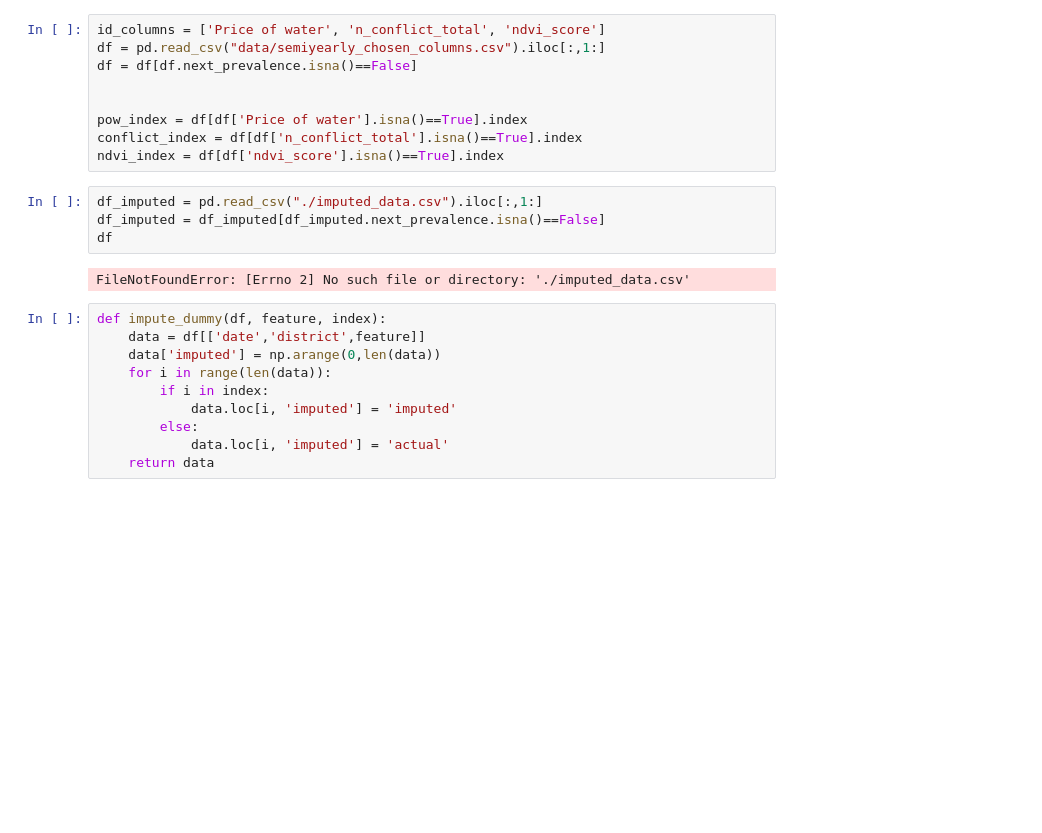
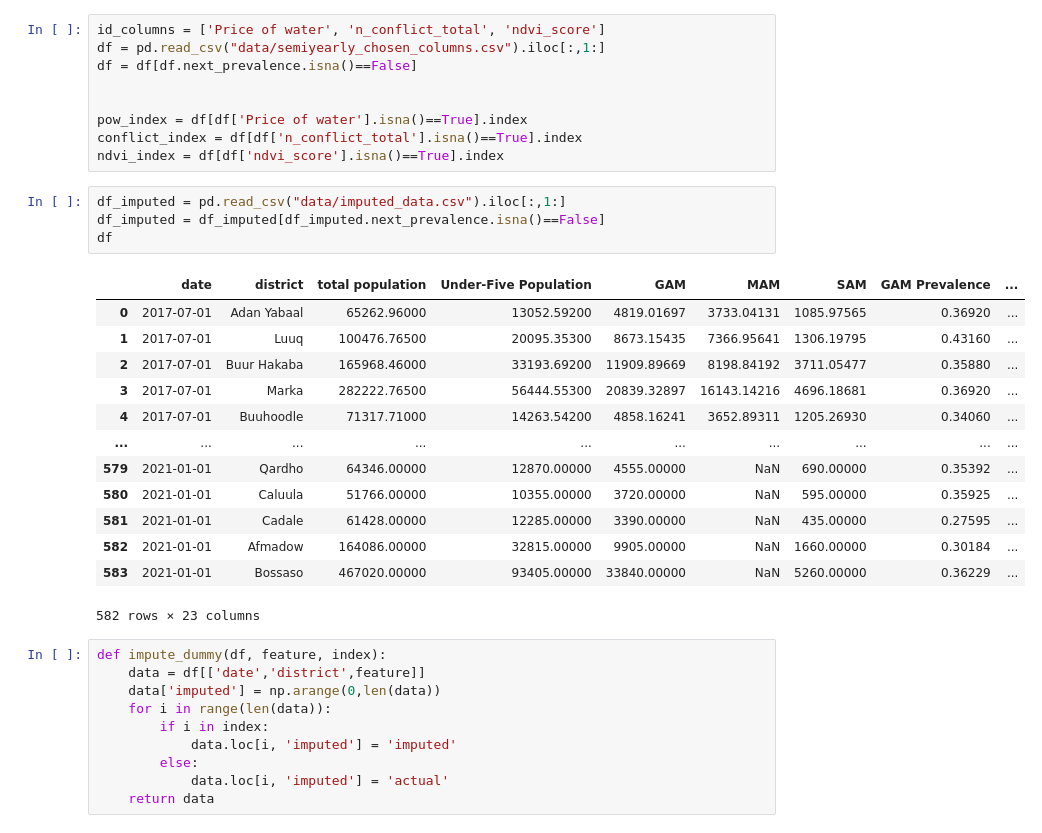
Before and after one commit to LeanderHuyghe/Wasting_Prediction, a Jupyter notebook: Imputation Visualisation.ipynb, the cells around one changed output. Cells and saved outputs as stored; diff of their text form; blank space fills up the shorter version.

```diff
--- a/Imputation Visualisation.ipynb
+++ b/Imputation Visualisation.ipynb
@@ -27,11 +27,23 @@ pow_index = df[df['Price of water'].isna()==True].index
 conflict_index = df[df['n_conflict_total'].isna()==True].index
 ndvi_index = df[df['ndvi_score'].isna()==True].index
 # %%
-df_imputed = pd.read_csv("./imputed_data.csv").iloc[:,1:]
+df_imputed = pd.read_csv("data/imputed_data.csv").iloc[:,1:]
 df_imputed = df_imputed[df_imputed.next_prevalence.isna()==False]
 df
 # %% [output]
+|  | date | district | total population | Under-Five Population | GAM | MAM | SAM | GAM Prevalence | ... |
+| 0 | 2017-07-01 | Adan Yabaal | 65262.96000 | 13052.59200 | 4819.01697 | 3733.04131 | 1085.97565 | 0.36920 | ... |
+| 1 | 2017-07-01 | Luuq | 100476.76500 | 20095.35300 | 8673.15435 | 7366.95641 | 1306.19795 | 0.43160 | ... |
+| 2 | 2017-07-01 | Buur Hakaba | 165968.46000 | 33193.69200 | 11909.89669 | 8198.84192 | 3711.05477 | 0.35880 | ... |
+| 3 | 2017-07-01 | Marka | 282222.76500 | 56444.55300 | 20839.32897 | 16143.14216 | 4696.18681 | 0.36920 | ... |
+| 4 | 2017-07-01 | Buuhoodle | 71317.71000 | 14263.54200 | 4858.16241 | 3652.89311 | 1205.26930 | 0.34060 | ... |
+| ... | ... | ... | ... | ... | ... | ... | ... | ... | ... |
+| 579 | 2021-01-01 | Qardho | 64346.00000 | 12870.00000 | 4555.00000 | NaN | 690.00000 | 0.35392 | ... |
+| 580 | 2021-01-01 | Caluula | 51766.00000 | 10355.00000 | 3720.00000 | NaN | 595.00000 | 0.35925 | ... |
+| 581 | 2021-01-01 | Cadale | 61428.00000 | 12285.00000 | 3390.00000 | NaN | 435.00000 | 0.27595 | ... |
+| 582 | 2021-01-01 | Afmadow | 164086.00000 | 32815.00000 | 9905.00000 | NaN | 1660.00000 | 0.30184 | ... |
+| 583 | 2021-01-01 | Bossaso | 467020.00000 | 93405.00000 | 33840.00000 | NaN | 5260.00000 | 0.36229 | ... |
-FileNotFoundError: [Errno 2] No such file or directory: './imputed_data.csv'
+582 rows × 23 columns
 # %%
 def impute_dummy(df, feature, index):
     data = df[['date','district',feature]]
```
Also changed, not shown: parts of 13 cells of this notebook, 5 other files.
